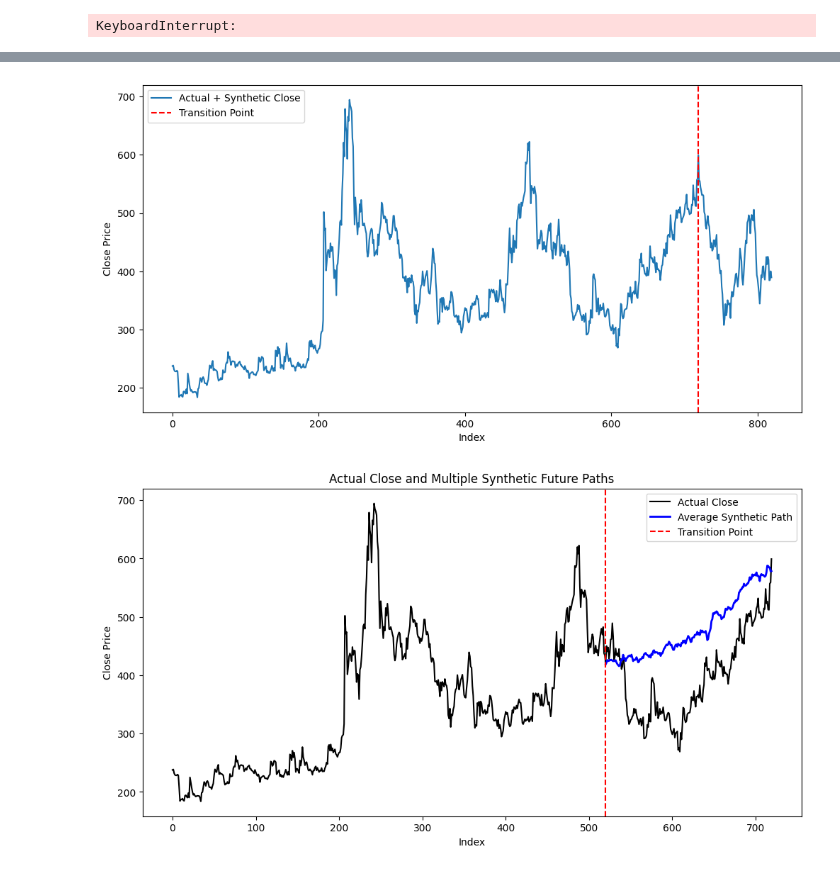
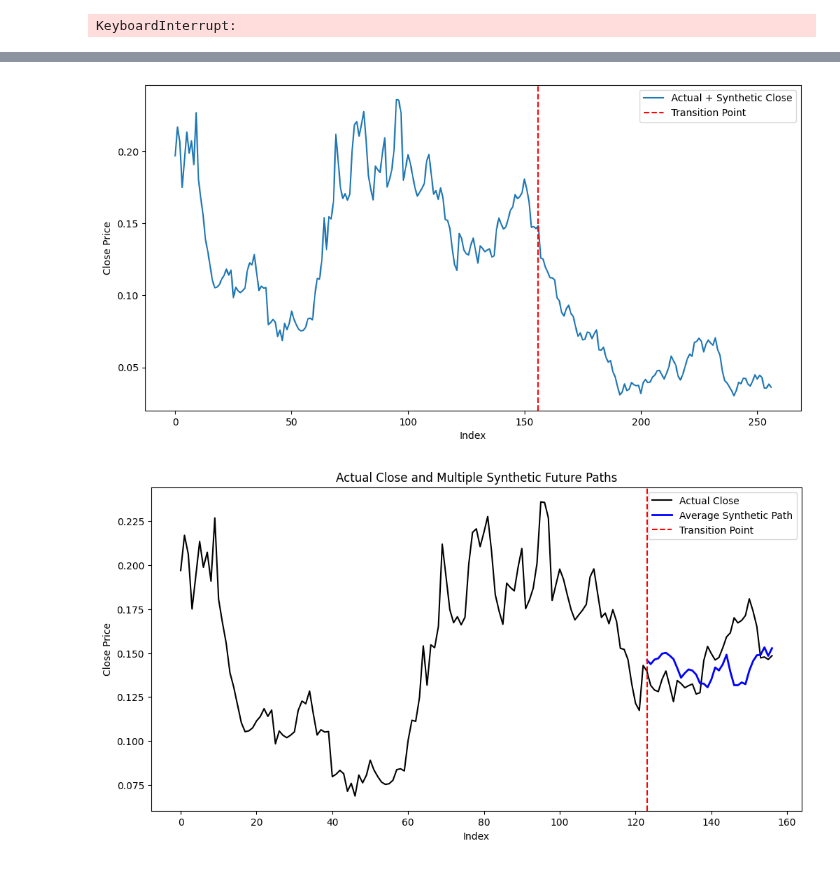
Before and after one commit to nickwilliamsdev/treetrader, a Jupyter notebook: kraken_playground.ipynb, the cells around one changed output, grey strips where cells are left out. Drawn from its saved outputs; the diff is of its cells as text; code cells hidden in the pictures.

```diff
--- a/kraken_playground.ipynb
+++ b/kraken_playground.ipynb
@@ -30,7 +30,7 @@ hist_dict = wrapper.pull_kraken_hist_usd_simple()
 # %% [output]
 KeyboardInterrupt:
 # %%
-test_key = list(hist_dict.keys())[55]
+test_key = list(hist_dict.keys())[14]
 test_result = hist_dict[test_key]
 
 print(test_key)
@@ -118,13 +118,13 @@ plt.ylabel('Close Price')
 plt.legend()
 plt.show()
 # %% [output]
-[figure, old version]
+[figure, new version]
 # %%
 # Number of synthetic paths to generate
-seeds = [21, 42, 63, 84, 105, 126, 147, 168, 189, 210]  # Different seeds for variety
-seeds = range(100, 100 + 34)
+#seeds = [21, 42, 63, 84, 105, 126, 147, 168, 189, 210]  # Different seeds for variety
+seeds = range(100, 100 + 8)
 num_paths = len(seeds)
-gen_start = 200  # Start generating synthetic paths from the last 100 points of actual data
+gen_start = 34  # Start generating synthetic paths from the last 100 points of actual data
 synthetic_paths = []
 
 for seed in seeds:
@@ -135,32 +135,32 @@ for seed in seeds:
         n_steps=gen_start,
         seed=seed
     )
     test_data = dg.generate(start=df['close'].iloc[-gen_start])
     synthetic_paths.append(test_data['close'].values)
 
 # Plot actual data
 plt.figure(figsize=(12, 6))
 plt.plot(df['close'], color='black', label='Actual Close')
 
 # Plot all synthetic paths
 
 '''for i, path in enumerate(synthetic_paths):
-    plt.plot(range(len(df)-50, len(df) + len(path)-50), path, alpha=0.6, label=f'Path {i+1}' if i == 0 else None)'''
+    plt.plot(range(len(df)-gen_start, len(df) + len(path)-gen_start), path, alpha=0.6, label=f'Path {i+1}' if i == 0 else None)'''
 
 # Convert list of arrays to a 2D NumPy array
 paths_array = np.array(synthetic_paths)  # shape: (num_paths, n_steps)
 
 # Calculate the average path
 avg_path = paths_array.mean(axis=0)
 # Plot the average synthetic path
 plt.plot(range(len(df)-gen_start, len(df) + len(avg_path) - gen_start), avg_path, color='blue', linewidth=2, label='Average Synthetic Path')
 
 
 plt.axvline(len(df)-gen_start, color='red', linestyle='--', label='Transition Point')
 plt.xlabel('Index')
 plt.ylabel('Close Price')
 plt.legend()
 plt.title('Actual Close and Multiple Synthetic Future Paths')
 plt.show()
 # %% [output]
-[figure, old version]
+[figure, new version]
```
Also changed, not shown: parts of 4 cells of this notebook.
